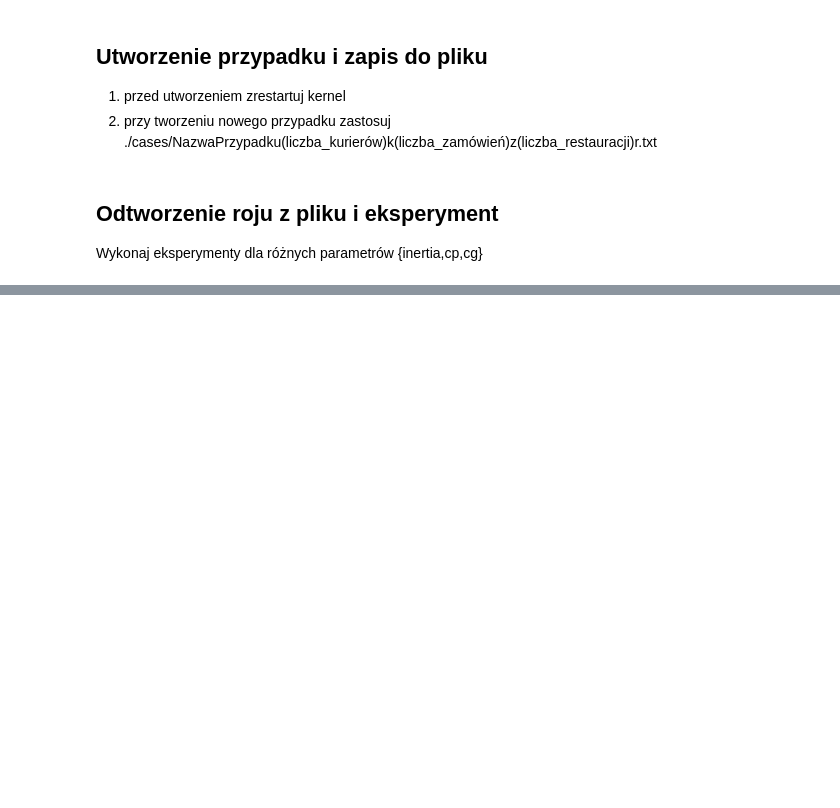
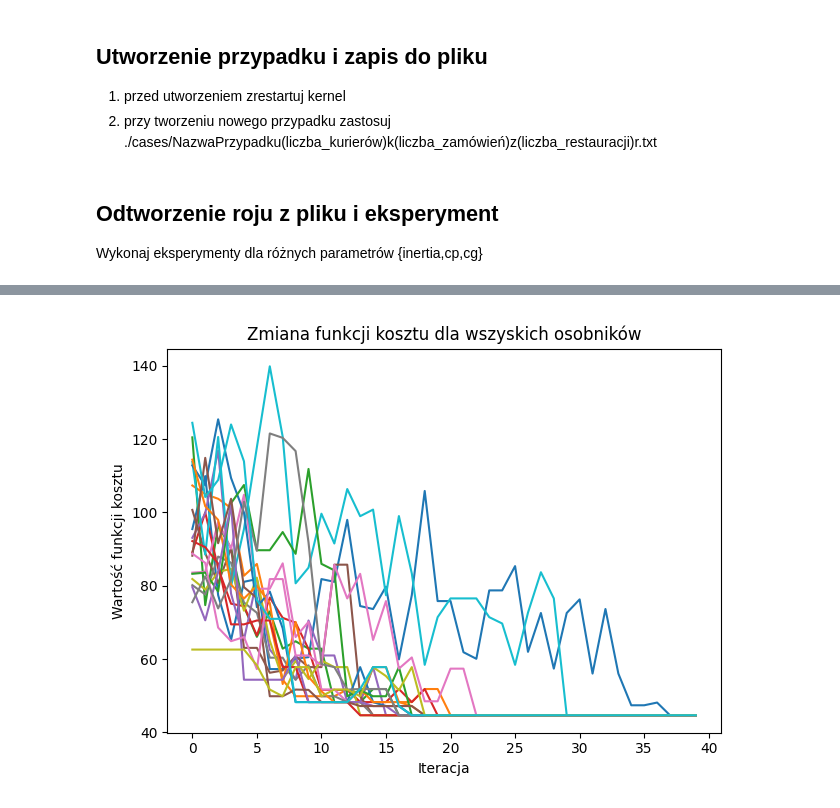
Before and after one commit to smakethunter/PSO_food_delivery, a Jupyter notebook: experiments.ipynb, the cells around one changed output, grey strips where cells are left out. Cells and saved outputs as stored; diff of their text form; code cells hidden in the pictures; blank space fills up the shorter version.

```diff
--- a/experiments.ipynb
+++ b/experiments.ipynb
@@ -42,0 +46,4 @@ history2.draw_loss()
+# %%
+Image(experiments_logs['particles_history_plot'][1])
+# %% [output]
+[figure, added]
```
Also changed, not shown: parts of 18 cells of this notebook, 5 other files.
